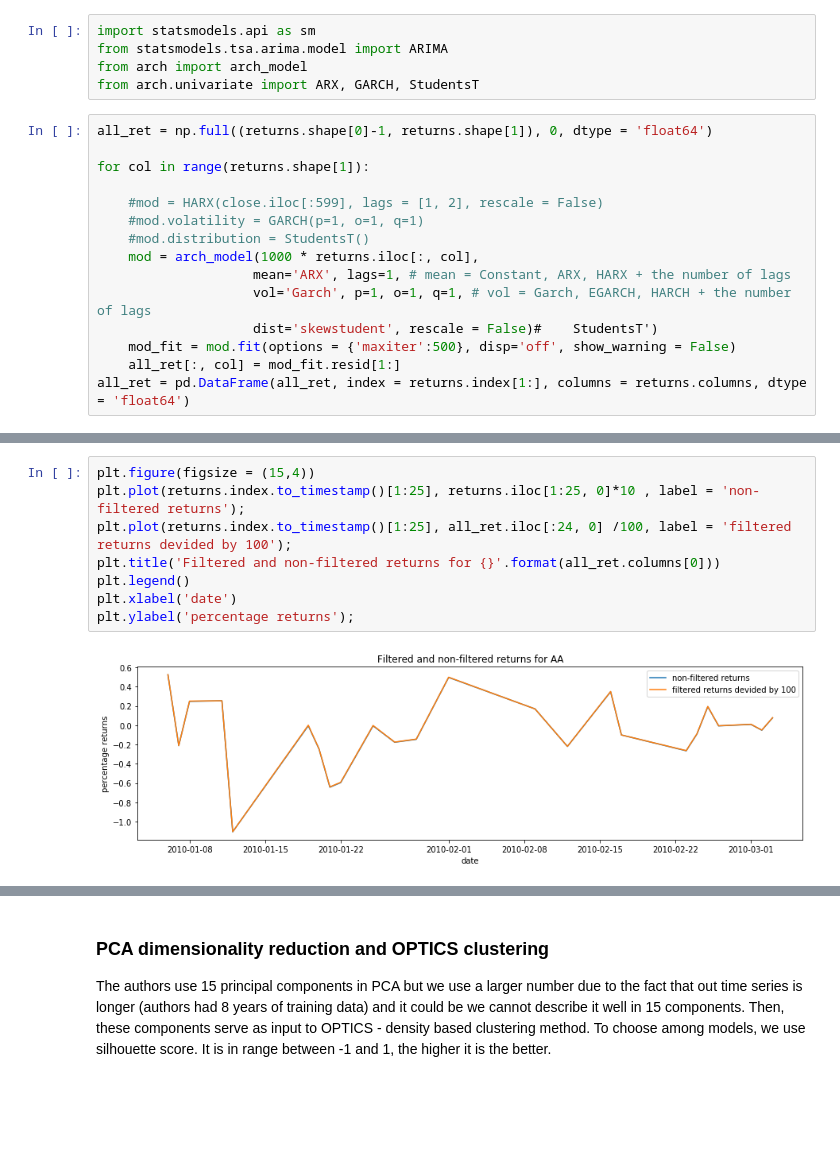
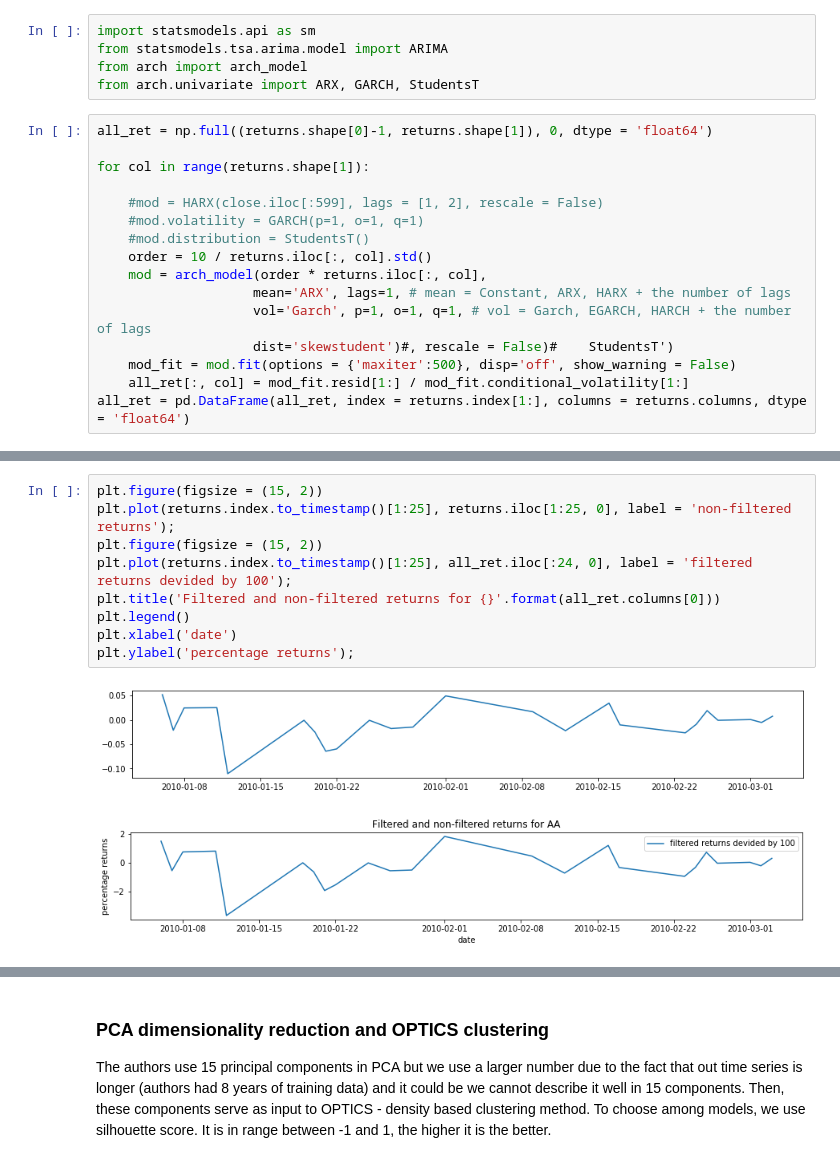
Before and after one commit to anastasia-yaschenko/Quantitative-Analytics-programme, a Jupyter notebook: Algo trading.ipynb, the cells around one changed output, grey strips where cells are left out. Cells and saved outputs as stored; diff of their text form; blank space fills up the shorter version.

```diff
--- a/Algo trading.ipynb
+++ b/Algo trading.ipynb
@@ -81,10 +76,11 @@ for col in range(returns.shape[1]):
     #mod = HARX(close.iloc[:599], lags = [1, 2], rescale = False)
     #mod.volatility = GARCH(p=1, o=1, q=1)
     #mod.distribution = StudentsT()
-    mod = arch_model(1000 * returns.iloc[:, col],
+    order = 10 / returns.iloc[:, col].std()
+    mod = arch_model(order * returns.iloc[:, col],
                     mean='ARX', lags=1, # mean = Constant, ARX, HARX + the number of lags
                     vol='Garch', p=1, o=1, q=1, # vol = Garch, EGARCH, HARCH + the number of lags
-                    dist='skewstudent', rescale = False)#    StudentsT')
+                    dist='skewstudent')#, rescale = False)#    StudentsT')
     mod_fit = mod.fit(options = {'maxiter':500}, disp='off', show_warning = False)
-    all_ret[:, col] = mod_fit.resid[1:]
+    all_ret[:, col] = mod_fit.resid[1:] / mod_fit.conditional_volatility[1:]
 all_ret = pd.DataFrame(all_ret, index = returns.index[1:], columns = returns.columns, dtype = 'float64')
@@ -155,13 +109,15 @@ all_res = pd.DataFrame(all_res, index = close.index[1:], columns = close.columns
 # %%
-plt.figure(figsize = (15,4))
-plt.plot(returns.index.to_timestamp()[1:25], returns.iloc[1:25, 0]*10 , label = 'non-filtered returns');
-plt.plot(returns.index.to_timestamp()[1:25], all_ret.iloc[:24, 0] /100, label = 'filtered returns devided by 100');
+plt.figure(figsize = (15, 2))
+plt.plot(returns.index.to_timestamp()[1:25], returns.iloc[1:25, 0], label = 'non-filtered returns');
+plt.figure(figsize = (15, 2))
+plt.plot(returns.index.to_timestamp()[1:25], all_ret.iloc[:24, 0], label = 'filtered returns devided by 100');
 plt.title('Filtered and non-filtered returns for {}'.format(all_ret.columns[0]))
 plt.legend()
 plt.xlabel('date')
 plt.ylabel('percentage returns');
 # %% [output]
-[figure, old version]
+[figure, new version]
+[figure, added]
 # %%
 plt.figure(figsize = (15,4))
 plt.plot(returns.index.to_timestamp()[1:51], close.iloc[1:51, 0], label = 'non-filtered price');
```
Also changed, not shown: parts of 37 cells of this notebook.
